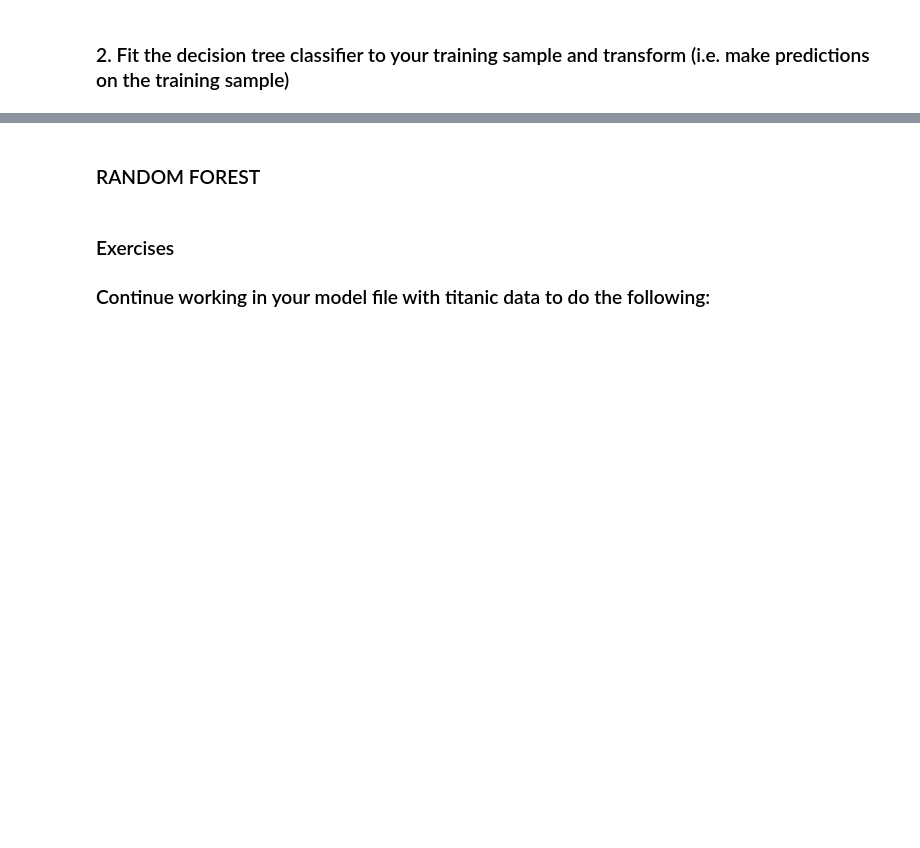
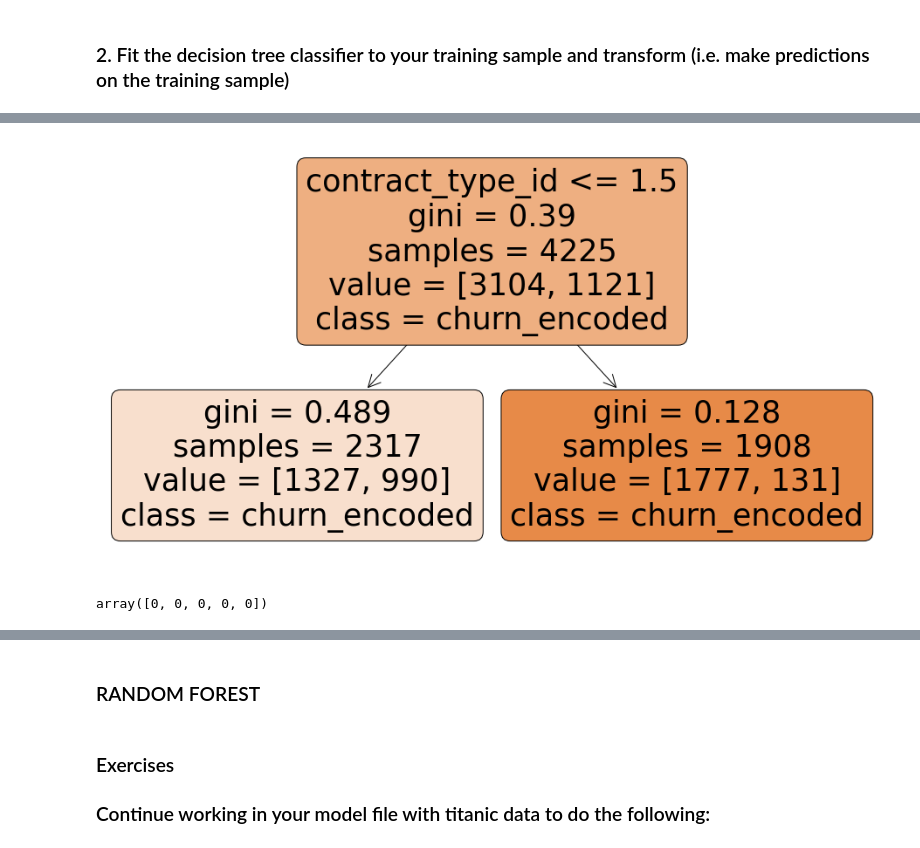
Before and after one commit to patrickamwayi/classification-exercises, a Jupyter notebook: model.ipynb, the cells around one changed output, grey strips where cells are left out. Saved outputs shown, nothing was run; the diff lists cells and outputs as text; code cells hidden in the pictures; blank space fills up the shorter version.

```diff
--- a/model.ipynb
+++ b/model.ipynb
@@ -477,0 +521,16 @@ print(f'validate score: {model1.score(X_telco_validate, y_telco_validate):.2%}')
+# %%
+plt.figure(figsize=(16, 9))
+plot_tree(
+    # what thing:
+          model1,
+    # what are the features called for the sake of the diagram?
+          feature_names=X_telco_train.columns.tolist(),
+    # what are the classes called for the sake of the diagram?
+          class_names=['churn_encoded'],
+    # fill the nodes with color!
+          filled=True,
+    # round the corners
+          rounded=True);
+# note the opacity associates with the gini impurity!
+# %% [output]
+[figure, added]
@@ -477,0 +546,7 @@ print(f'validate score: {model1.score(X_telco_validate, y_telco_validate):.2%}')
+# %%
+# make prediction on train obeservations
+
+y_telco_pred = clf.predict(X_telco_train)
+y_telco_pred[0:5]
+# %% [output]
+array([0, 0, 0, 0, 0])
```
Also changed, not shown: parts of 77 cells of this notebook.
